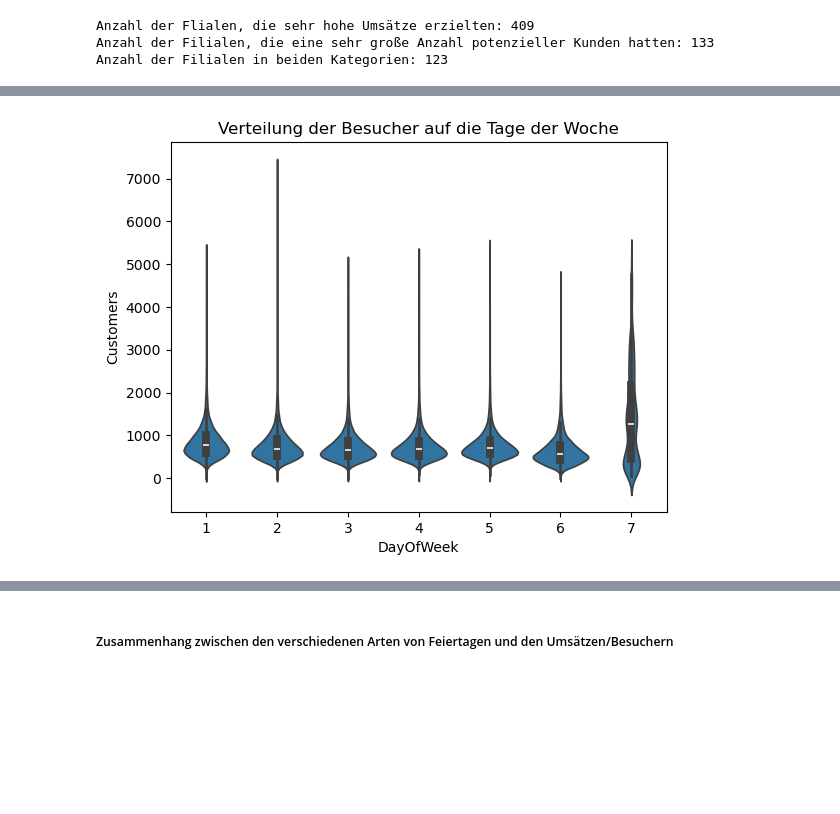
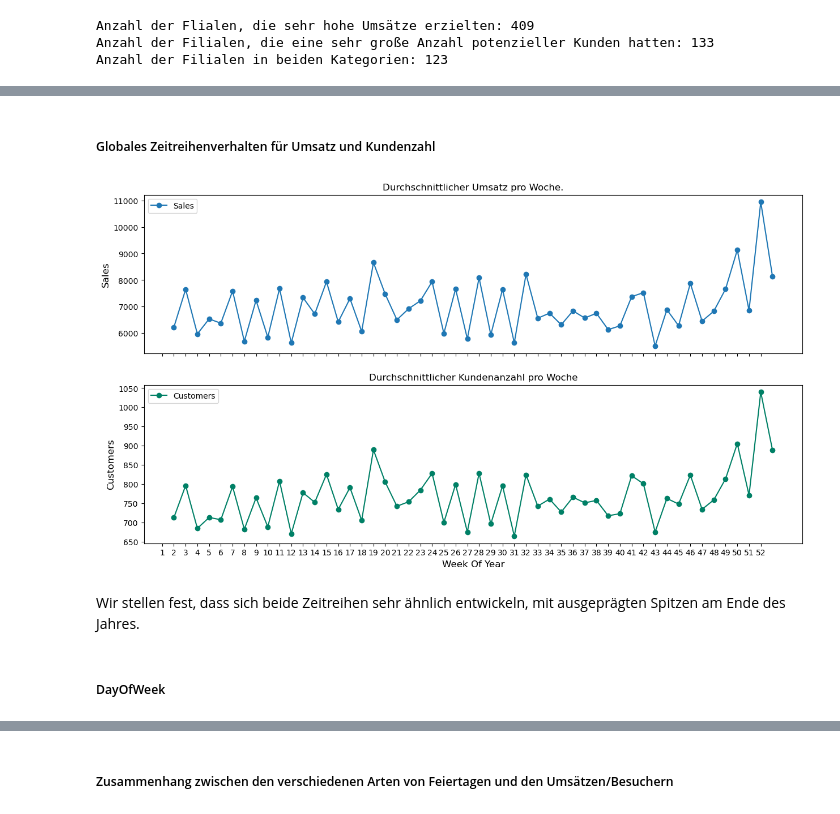
Before and after one commit to xaviermondragon/rossmann, a Jupyter notebook: notebooks/rossmann_1_sales_alone.ipynb, the cells around one changed output, grey strips where cells are left out. Cells and saved outputs as stored; diff of their text form; code cells hidden in the pictures; blank space fills up the shorter version.

```diff
--- a/notebooks/rossmann_1_sales_alone.ipynb
+++ b/notebooks/rossmann_1_sales_alone.ipynb
@@ -226,4 +202,26 @@ sns.violinplot(data=sales_open_df, x='DayOfWeek', y='Sales').set(title="Verteilu
-# %%
-sns.violinplot(data=sales_open_df, x='DayOfWeek', y='Customers').set(title="Verteilung der Besucher auf die Tage der Woche");
-# %% [output]
-[figure, removed]
+# %% [markdown]
+##### Globales Zeitreihenverhalten für Umsatz und Kundenzahl
+# %%
+fig, axes = plt.subplots(2,1,sharex=True,figsize=(15,8))
+
+# Create a WeekOfYear column and generate weekly time series for sales and customers
+sales_open_df['WeekOfYear'] = sales_open_df['Date'].dt.isocalendar().week
+average_sales = sales_open_df.groupby('WeekOfYear')["Sales"].mean()
+average_customers = sales_open_df.groupby('WeekOfYear')["Customers"].mean()
+
+# plot these time series
+ax1 = average_sales.plot(legend=True, ax=axes[0], marker='o', title="Durchschnittlicher Umsatz pro Woche.")
+ax1.set_xticks(range(len(average_sales)))
+ax1.set_xticklabels(average_sales.index.tolist())
+ax1.set_ylabel('Sales', size=12)
+
+ax2 = average_customers.plot(legend=True, ax=axes[1], marker='o', colormap="summer", title="Durchschnittlicher Kundenanzahl pro Woche")
+ax2.set_ylabel('Customers', size=12)
+
+plt.xlabel('Week Of Year', size=12);
+# %% [output]
+[figure, added]
+# %% [markdown]
+Wir stellen fest, dass sich beide Zeitreihen sehr ähnlich entwickeln, mit ausgeprägten Spitzen am Ende des Jahres.
+# %% [markdown]
+##### DayOfWeek
```
Also changed, not shown: parts of 43 cells of this notebook, 2 other files.
